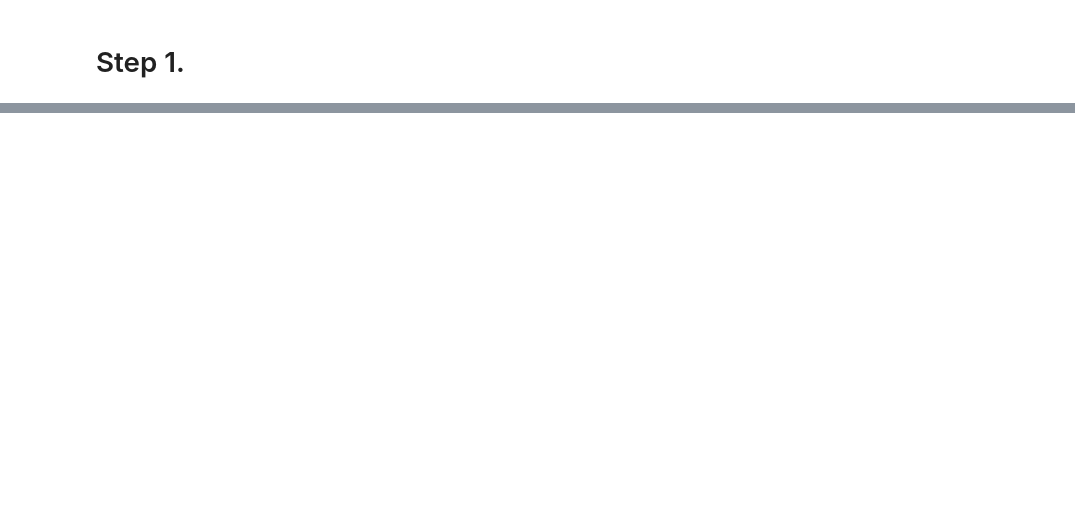
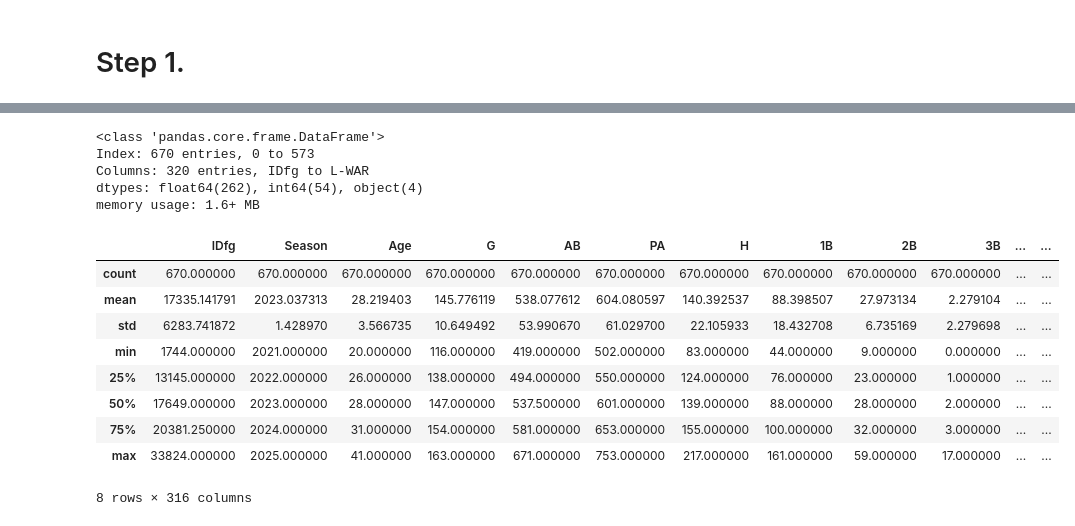
Before and after one commit to KyleDong03/MLB-War-Predictor, a Jupyter notebook: notebooks/Test Notebook.ipynb, the cells around one changed output, grey strips where cells are left out. Cells and saved outputs as stored; diff of their text form; code cells hidden in the pictures; blank space fills up the shorter version.

```diff
--- a/notebooks/Test Notebook.ipynb
+++ b/notebooks/Test Notebook.ipynb
@@ -40,0 +49,21 @@ IndexError: list index out of range
+# %%
+stats.info()
+# %% [output]
+<class 'pandas.core.frame.DataFrame'>
+Index: 670 entries, 0 to 573
+Columns: 320 entries, IDfg to L-WAR
+dtypes: float64(262), int64(54), object(4)
+memory usage: 1.6+ MB
+# %%
+stats.describe()
+# %% [output]
+|  | IDfg | Season | Age | G | AB | PA | H | 1B | 2B | 3B | ... | ... |
+| count | 670.000000 | 670.000000 | 670.000000 | 670.000000 | 670.000000 | 670.000000 | 670.000000 | 670.000000 | 670.000000 | 670.000000 | ... | ... |
+| mean | 17335.141791 | 2023.037313 | 28.219403 | 145.776119 | 538.077612 | 604.080597 | 140.392537 | 88.398507 | 27.973134 | 2.279104 | ... | ... |
+| std | 6283.741872 | 1.428970 | 3.566735 | 10.649492 | 53.990670 | 61.029700 | 22.105933 | 18.432708 | 6.735169 | 2.279698 | ... | ... |
+| min | 1744.000000 | 2021.000000 | 20.000000 | 116.000000 | 419.000000 | 502.000000 | 83.000000 | 44.000000 | 9.000000 | 0.000000 | ... | ... |
+| 25% | 13145.000000 | 2022.000000 | 26.000000 | 138.000000 | 494.000000 | 550.000000 | 124.000000 | 76.000000 | 23.000000 | 1.000000 | ... | ... |
+| 50% | 17649.000000 | 2023.000000 | 28.000000 | 147.000000 | 537.500000 | 601.000000 | 139.000000 | 88.000000 | 28.000000 | 2.000000 | ... | ... |
+| 75% | 20381.250000 | 2024.000000 | 31.000000 | 154.000000 | 581.000000 | 653.000000 | 155.000000 | 100.000000 | 32.000000 | 3.000000 | ... | ... |
+| max | 33824.000000 | 2025.000000 | 41.000000 | 163.000000 | 671.000000 | 753.000000 | 217.000000 | 161.000000 | 59.000000 | 17.000000 | ... | ... |
+8 rows × 316 columns
```
Also changed, not shown: parts of 20 cells of this notebook, 2 other files.
